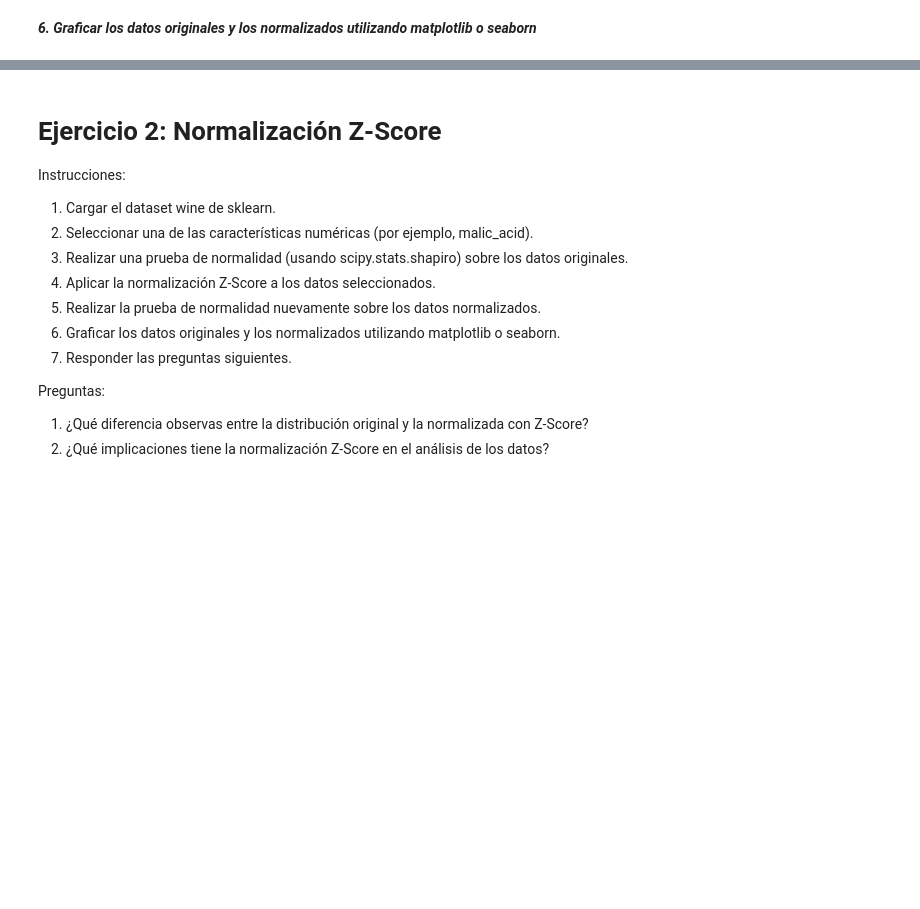
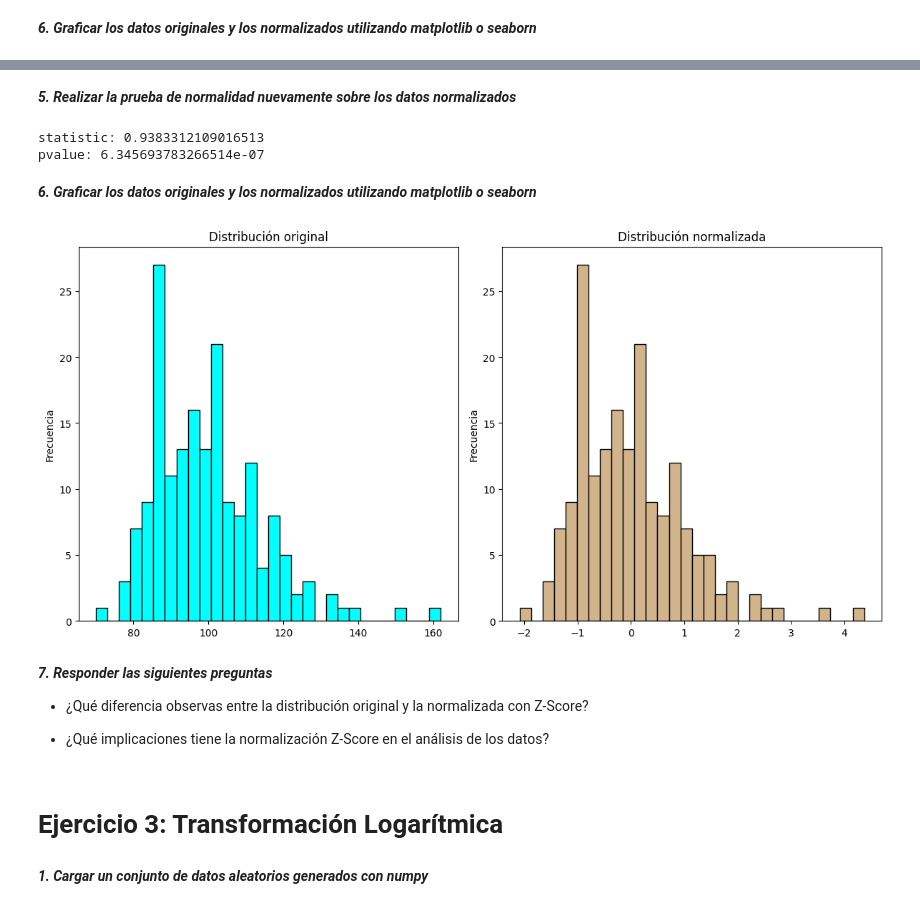
Before and after one commit to jonathanahc/Practicas, a Jupyter notebook: Pràctica_21_Ejercicios_de_Normalizacion.ipynb, the cells around one changed output, grey strips where cells are left out. Saved outputs shown, nothing was run; the diff lists cells and outputs as text; code cells hidden in the pictures; blank space fills up the shorter version.

```diff
--- a/Pràctica_21_Ejercicios_de_Normalizacion.ipynb
+++ b/Pràctica_21_Ejercicios_de_Normalizacion.ipynb
@@ -23,0 +120,5 @@
+# %%
+wine = datasets.load_wine()
+x, y = wine.data, wine.target
+df = pd.DataFrame(x, columns=wine.feature_names)
+df.head()
@@ -23,0 +165,4 @@
+# %%
+scaler = StandardScaler()
+normalizados2 = scaler.fit_transform(df[['magnesium']])
+print(normalizados2)
@@ -24,15 +187,39 @@
+# %% [markdown]
+***5. Realizar la prueba de normalidad nuevamente sobre los datos normalizados***
+# %%
+statistic, pvalue = stats.shapiro(normalizados2)
+print(f"statistic:",statistic)
+print(f"pvalue:",pvalue)
+# %% [output]
+statistic: 0.9383312109016513
+pvalue: 6.345693783266514e-07
+# %% [markdown]
+***6. Graficar los datos originales y los normalizados utilizando matplotlib o seaborn***
+# %%
+plt.figure(figsize=(12, 6))
+
+plt.subplot(1, 2, 1)
+plt.hist(df.magnesium, bins=30, color='cyan', edgecolor='black')
+plt.title("Distribución original")
+plt.ylabel('Frecuencia')
+
+plt.subplot(1, 2, 2)
+plt.hist(normalizados2, bins=30, color='tan', edgecolor='black')
+plt.title("Distribución normalizada")
+plt.ylabel('Frecuencia')
+
+plt.tight_layout()
+plt.show()
+# %% [output]
+[figure, added]
 # %% [markdown]
-# Ejercicio 2: Normalización Z-Score
+***7. Responder las siguientes preguntas***
 
-Instrucciones:
-1.	Cargar el dataset wine de sklearn.
-2.	Seleccionar una de las características numéricas (por ejemplo, malic_acid).
-3.	Realizar una prueba de normalidad (usando scipy.stats.shapiro) sobre los datos originales.
-4.	Aplicar la normalización Z-Score a los datos seleccionados.
-5.	Realizar la prueba de normalidad nuevamente sobre los datos normalizados.
-6.	Graficar los datos originales y los normalizados utilizando matplotlib o seaborn.
-7.	Responder las preguntas siguientes.
+*   ¿Qué diferencia observas entre la distribución original y la normalizada con Z-Score?
 
-Preguntas:
-1.	¿Qué diferencia observas entre la distribución original y la normalizada con Z-Score?
-2.	¿Qué implicaciones tiene la normalización Z-Score en el análisis de los datos?
+
+*   ¿Qué implicaciones tiene la normalización Z-Score en el análisis de los datos?
+# %% [markdown]
+# Ejercicio 3: Transformación Logarítmica
+# %% [markdown]
+***1. Cargar un conjunto de datos aleatorios generados con numpy***
```
Also changed, not shown: parts of 45 cells of this notebook.
